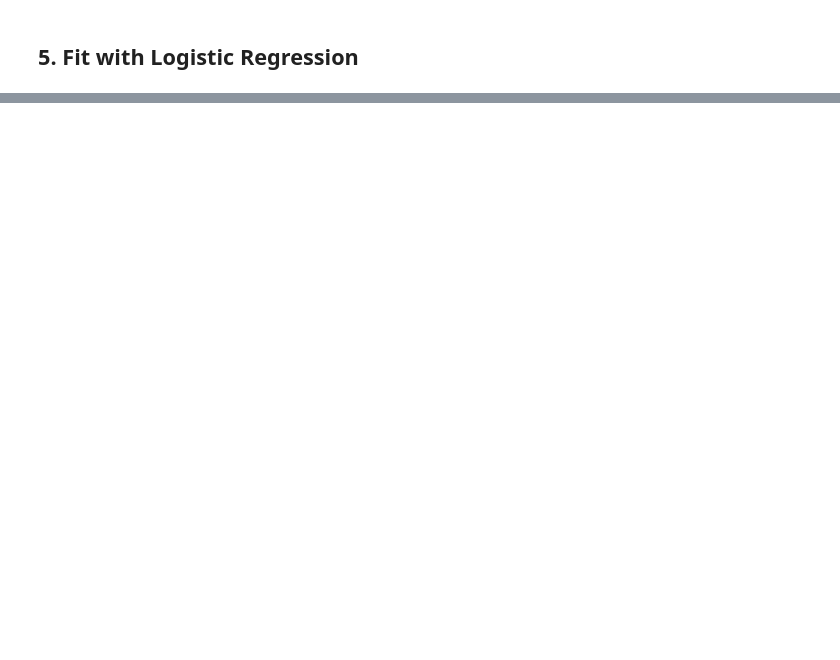
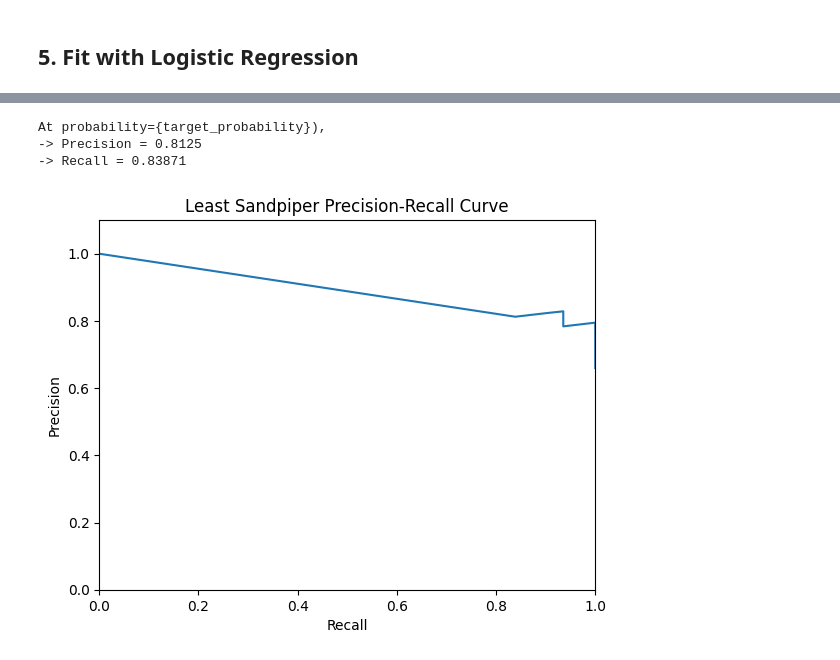
Before and after one commit to eshlei/montana-shorebirds, a Jupyter notebook: mpg.ipynb, the cells around one changed output, grey strips where cells are left out. Cells and saved outputs as stored; diff of their text form; code cells hidden in the pictures; blank space fills up the shorter version.

```diff
--- a/mpg.ipynb
+++ b/mpg.ipynb
@@ -189,0 +169,32 @@ plt.savefig(f'exports/figures/pel_{taxon}.png')
+# %%
+# Train logistic regression model
+df_test = df_resampled.copy()
+X = df_test['confidenceScore'].values.reshape(-1, 1)
+y = df_test['reviewStatusBinary'].values
+X_logit = logit(X.clip(1e-4, 1 - 1e-4)) # apply logit
+y_hat = logr.predict_proba(X_logit)[:, 1]
+
+precision, recall, threshold = precision_recall_curve(y, y_hat)
+average_precision = average_precision_score(y, y_hat)
+plt.plot(recall, precision)
+plt.title(f'{common_names[taxon]} Precision-Recall Curve')
+plt.xlabel('Recall')
+plt.ylabel('Precision')
+plt.xlim(0, 1)
+plt.ylim(0, 1.1)
+
+# Find precision and recall at target probability
+target_probability = 0.90
+target_idx = np.argmin(np.abs(threshold - target_probability))
+p_at_target = precision[target_idx]
+r_at_target = recall[target_idx]
+print('At probability={target_probability}), ')
+print(f'-> Precision = {p_at_target.round(5)}')
+print(f'-> Recall = {r_at_target.round(5)}')
+# with open('exports/dump.txt', 'a') as dump:
+    # dump.write(f'{p_at_target.round(5)}, {r_at_target.round(5)}\n')
+# %% [output]
+At probability={target_probability}),
+-> Precision = 0.8125
+-> Recall = 0.83871
+[figure, added]
```
Also changed, not shown: parts of 11 cells of this notebook.
